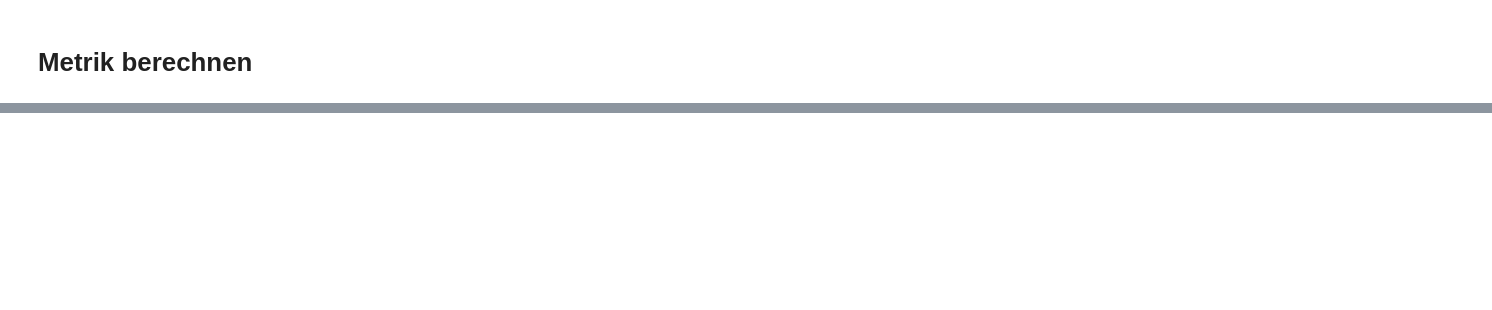
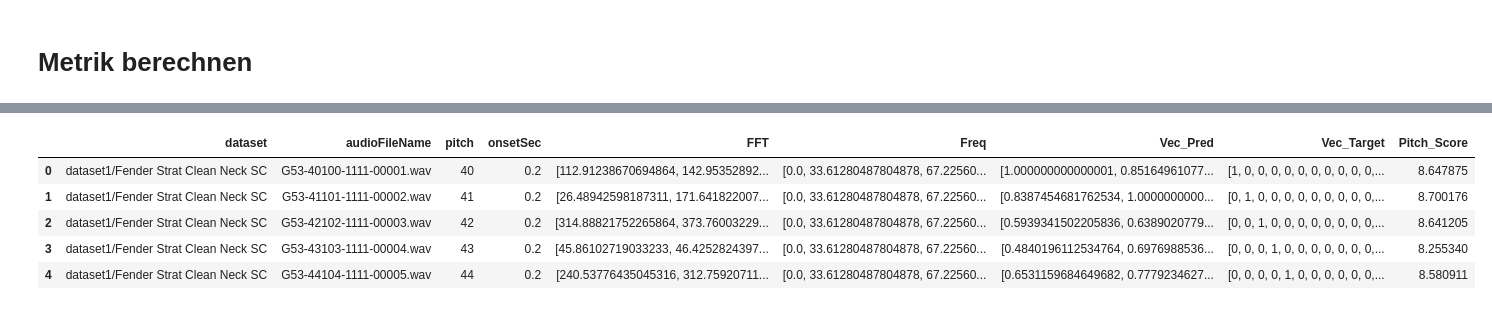
Before and after one commit to deiruch/AMt, a Jupyter notebook: AMt.ipynb, the cells around one changed output, grey strips where cells are left out. Cells and saved outputs as stored; diff of their text form; code cells hidden in the pictures; blank space fills up the shorter version.

Commit message:
calc pitch score for dataset1

```diff
--- a/AMt.ipynb
+++ b/AMt.ipynb
@@ -267,2 +321,21 @@ df_test
+# %%
+# Berechnung Vector target
+def calc_target_vec(pitch):
+    pitch_start = 40
+    #pitch_end = 76
+    pitch_end = pitch_start + 77
+    target_vec = []
+
+    if pitch_start <= pitch <= pitch_end:
+        for pitch_act in range(pitch_start, pitch_end+1):
+
+            if pitch_act == pitch:
+                target_vec.append(1)
+            else:
+                target_vec.append(0)
+    else:
+        print('Pitch muss innerhalb der Range({} - {})!'.format(pitch_start, pitch_end))
+
+    return target_vec
 # %% [markdown]
 # Metrik berechnen
@@ -273,0 +342,10 @@ metric(target_v, approx_v)
+# %%
+# Calc all target vectors
+target_pitches = df_test.pitch.array
+target_vec = []
+
+for pitch in target_pitches:
+    target_vec.append(calc_target_vec(int(pitch)))
+
+df_test['Vec_Target'] = target_vec
+df_test.head()
@@ -273,0 +359,18 @@ metric(target_v, approx_v)
+# %%
+# Calc Pitch score for all events
+pitch_score = []
+vec_target = df_test.pitch.array
+
+for vec in range(len(vec_pred)):
+    pitch_score.append(metric(target_vec[vec], vec_pred[vec]))
+
+df_test['Pitch_Score'] = pitch_score
+# %%
+df_test.head()
+# %% [output]
+|  | dataset | audioFileName | pitch | onsetSec | FFT | Freq | Vec_Pred | Vec_Target | Pitch_Score |
+| 0 | dataset1/Fender Strat Clean Neck SC | G53-40100-1111-00001.wav | 40 | 0.2 | [112.91238670694864, 142.95352892... | [0.0, 33.61280487804878, 67.22560... | [1.000000000000001, 0.85164961077... | [1, 0, 0, 0, 0, 0, 0, 0, 0, 0, 0,... | 8.647875 |
+| 1 | dataset1/Fender Strat Clean Neck SC | G53-41101-1111-00002.wav | 41 | 0.2 | [26.48942598187311, 171.641822007... | [0.0, 33.61280487804878, 67.22560... | [0.8387454681762534, 1.0000000000... | [0, 1, 0, 0, 0, 0, 0, 0, 0, 0, 0,... | 8.700176 |
+| 2 | dataset1/Fender Strat Clean Neck SC | G53-42102-1111-00003.wav | 42 | 0.2 | [314.88821752265864, 373.76003229... | [0.0, 33.61280487804878, 67.22560... | [0.5939341502205836, 0.6389020779... | [0, 0, 1, 0, 0, 0, 0, 0, 0, 0, 0,... | 8.641205 |
+| 3 | dataset1/Fender Strat Clean Neck SC | G53-43103-1111-00004.wav | 43 | 0.2 | [45.86102719033233, 46.4252824397... | [0.0, 33.61280487804878, 67.22560... | [0.4840196112534764, 0.6976988536... | [0, 0, 0, 1, 0, 0, 0, 0, 0, 0, 0,... | 8.255340 |
+| 4 | dataset1/Fender Strat Clean Neck SC | G53-44104-1111-00005.wav | 44 | 0.2 | [240.53776435045316, 312.75920711... | [0.0, 33.61280487804878, 67.22560... | [0.6531159684649682, 0.7779234627... | [0, 0, 0, 0, 1, 0, 0, 0, 0, 0, 0,... | 8.580911 |
```
Also changed, not shown: parts of 13 cells of this notebook.
